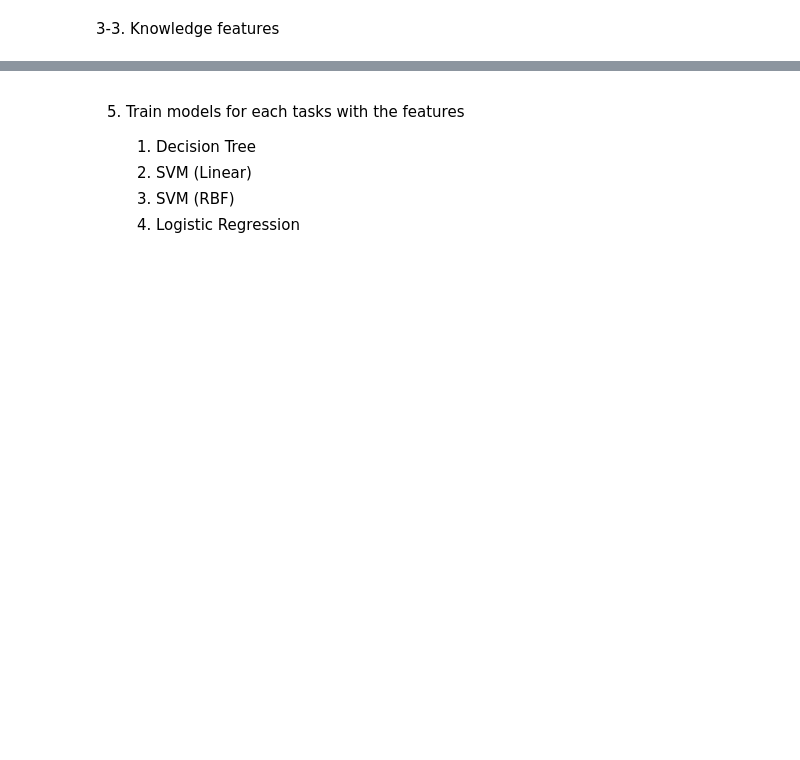
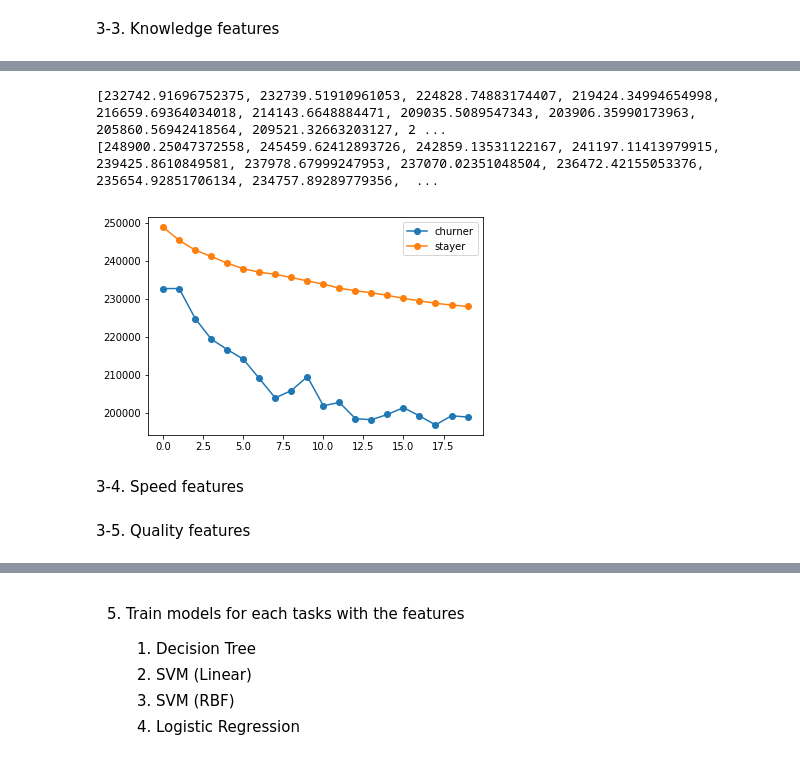
Before and after one commit to Ki-jaeHong/ChurnPrediction, a Jupyter notebook: ChurnPredictionBaseline.ipynb, the cells around one changed output, grey strips where cells are left out. Drawn from its saved outputs; the diff is of its cells as text; code cells hidden in the pictures; blank space fills up the shorter version.

```diff
--- a/ChurnPredictionBaseline.ipynb
+++ b/ChurnPredictionBaseline.ipynb
@@ -82 +95,4 @@ B. After the T-th day from the account creation of a user, predict how likely it
+# %%
+# Eliminate posts except questions and answers
+posts_df = posts_df[(posts_df['PostTypeId'] == 1) | (posts_df['PostTypeId'] == 2)]
 # %%
@@ -554,0 +685,18 @@ Implement the other features yourself!!
+# %%
+# Extract knowledge features of task 1
+for K in list_of_K:
+    print("Extract knowledge features of task1(K=",K,")")
+    try:
+      users, posts = users_of_task1[K], posts_of_task1[K]
+      answers, all_answers, questions, all_questions, qna, qnta, tqna, tqnta = preprocessForKnowledgeFeaturesForTask1(users, posts, posts_df)
+      #features_of_task1[K]['accepted_answerer_rep'] = getRepOfAcceptedAnswerer(K, users, answers, all_answers, questions, all_questions, qna, qnta, tqna, tqnta)
+      #features_of_task1[K]['max_rep_answerer'] = getMaxRepAmongAnswerer(K, users, answers, all_answers, questions, all_questions, qna, qnta, tqna, tqnta)
+      #features_of_task1[K]['num_que_answered'] = getNumQueAnswered(K, users, answers, all_answers, questions, all_questions, qna, qnta, tqna, tqnta)
+      features_of_task1[K]['time_for_first_ans'] = getTimeForFirstAns(K, users, answers, all_answers, questions, all_questions, qna, qnta, tqna, tqnta)
+      #features_of_task1[K]['rep_questioner'] = getAvgRepOfQuestioner(K, users, answers, all_answers, questions, all_questions, qna, qnta, tqna, tqnta)
+      #features_of_task1[K]['rep_answerers'] = getAvgRepOfAnswerer(K, users, answers, all_answers, questions, all_questions, qna, qnta, tqna, tqnta)
+      #features_of_task1[K]['rep_co_answerers'] = getAvgRepOfCoAnswerer(K, users, answers, all_answers, questions, all_questions, qna, qnta, tqna, tqnta)
+      #features_of_task1[K]['num_answers_recvd'] = getAvgNumAnsReceived(K, users, answers, all_answers, questions, all_questions, qna, qnta, tqna, tqnta)
+    except:
+      print(traceback.format_exc())
+      raise
@@ -554,0 +756,30 @@ Implement the other features yourself!!
+# %%
+# Figure 4: K vs Time taken for the first answer to arrive
+#  The more the time taken for a user to receive an answer,
+#  the lesser the satisfaction level and the more the chances of churning.
+churners_time = []
+stayers_time = []
+for K in list_of_K:
+    subgroup = features_of_task1[K]
+    subgroup = subgroup.fillna({'time_for_first_ans': -1})
+    subgroup = subgroup[subgroup['time_for_first_ans'] >= 0]
+    churners = subgroup[subgroup['is_churn'] == 1]
+    stayers = subgroup[subgroup['is_churn'] == 0]
+    churners_time.append(churners['time_for_first_ans'].mean())
+    stayers_time.append(stayers['time_for_first_ans'].mean())
+
+
+print(churners_time)
+print(stayers_time)
+
+plt.plot(churners_time, '-o', label='churner')
+plt.plot(stayers_time, '-o', label='stayer')
+plt.legend()
+# plt.axis((0,20,8e3,22e3))
+plt.show()
+# %% [output]
+[232742.91696752375, 232739.51910961053, 224828.74883174407, 219424.34994654998, 216659.69364034018, 214143.6648884471, 209035.5089547343, 203906.35990173963, 205860.56942418564, 209521.32663203127, 2 ...
+[248900.25047372558, 245459.62412893726, 242859.13531122167, 241197.11413979915, 239425.8610849581, 237978.67999247953, 237070.02351048504, 236472.42155053376, 235654.92851706134, 234757.89289779356,  ...
+[figure, added]
+# %% [markdown]
+3-4. Speed features
@@ -554,0 +809,2 @@ Implement the other features yourself!!
+# %% [markdown]
+3-5. Quality features
```
Also changed, not shown: parts of 85 cells of this notebook.
